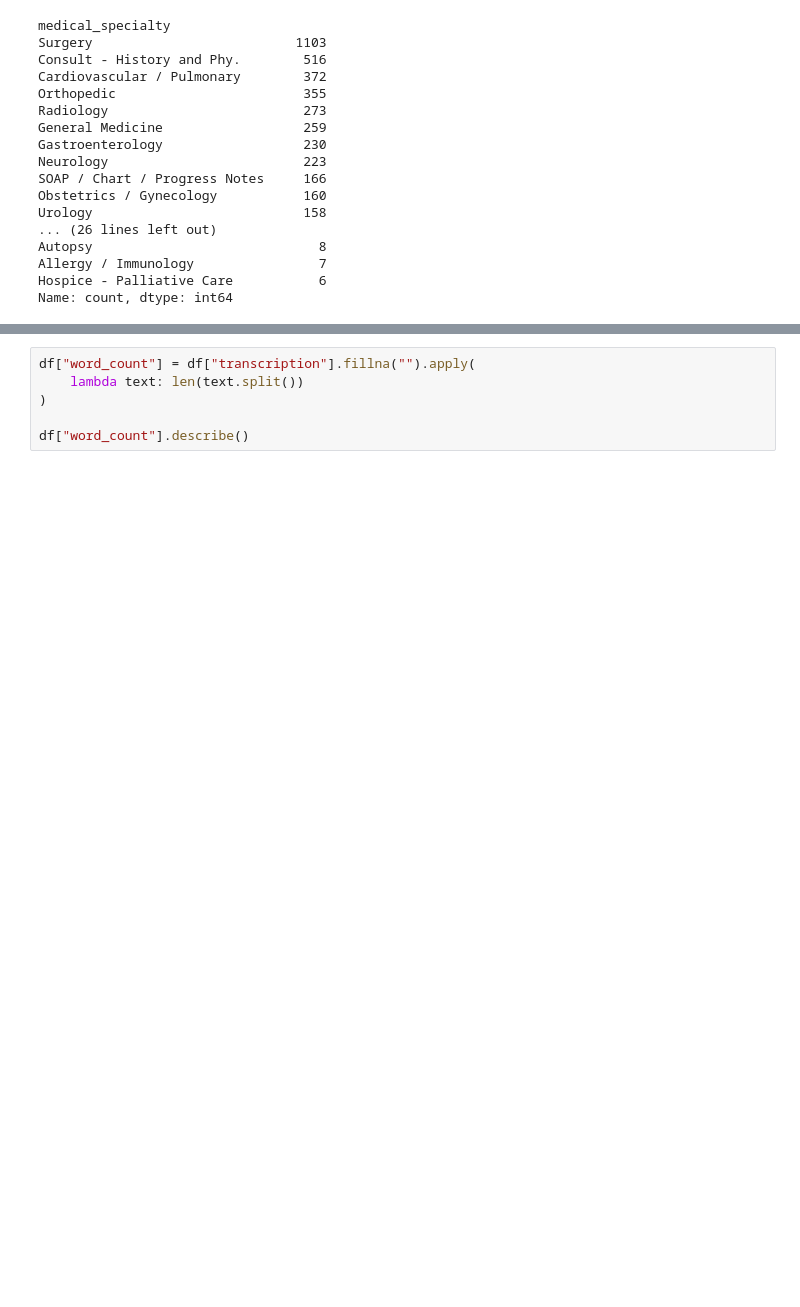
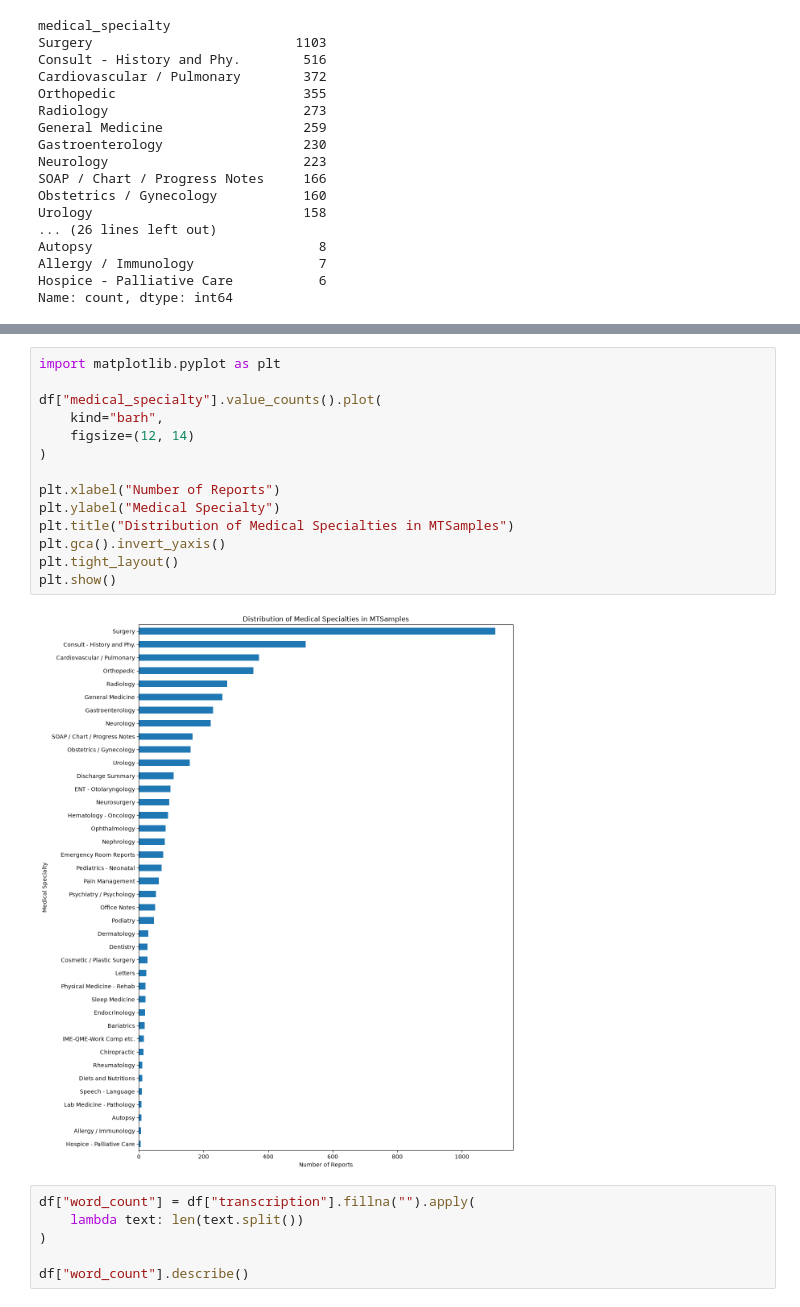
Before and after one commit to acmucsd-projects/fa26-ai-team-3, a Jupyter notebook: notebooks/01_data_eda.ipynb, the cells around one changed output, grey strips where cells are left out. Saved outputs shown, nothing was run; the diff lists cells and outputs as text; blank space fills up the shorter version.

```diff
--- a/notebooks/01_data_eda.ipynb
+++ b/notebooks/01_data_eda.ipynb
@@ -85,3 +93,19 @@ plt.show()
+# %%
+import matplotlib.pyplot as plt
+
+df["medical_specialty"].value_counts().plot(
+    kind="barh",
+    figsize=(12, 14)
+)
+
+plt.xlabel("Number of Reports")
+plt.ylabel("Medical Specialty")
+plt.title("Distribution of Medical Specialties in MTSamples")
+plt.gca().invert_yaxis()
+plt.tight_layout()
+plt.show()
+# %% [output]
+[figure, added]
 # %%
 df["word_count"] = df["transcription"].fillna("").apply(
     lambda text: len(text.split())
```
Also changed, not shown: parts of 4 cells of this notebook, 2 other files.
